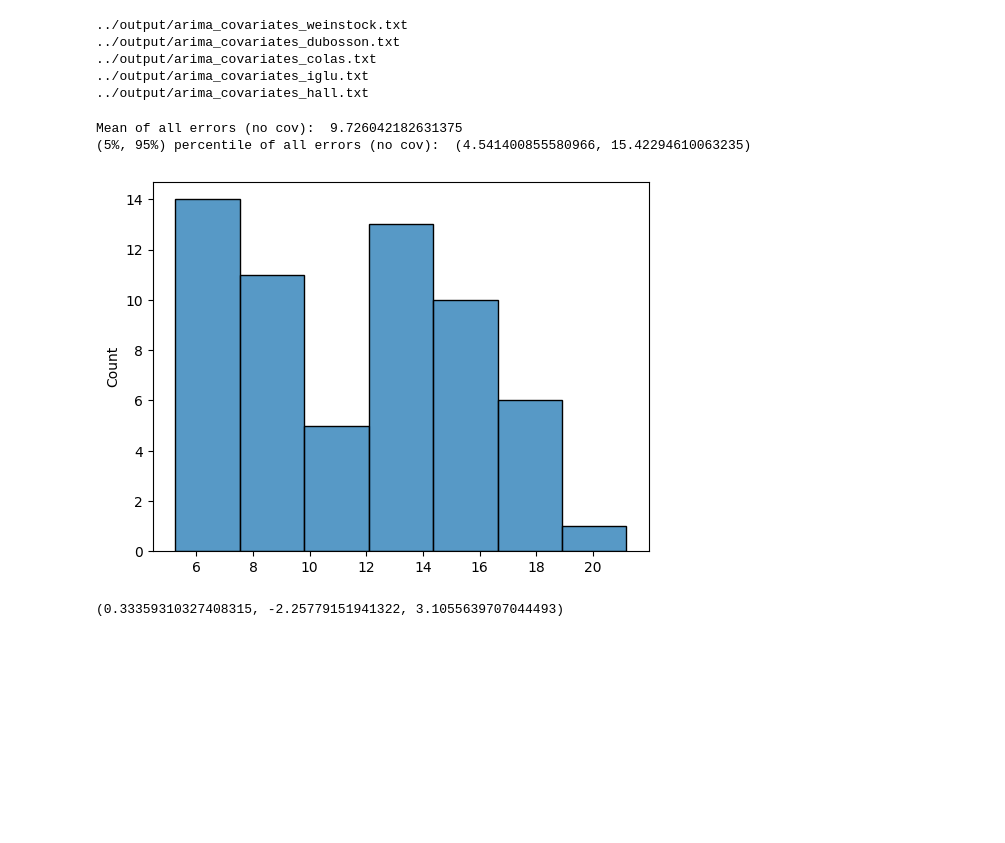
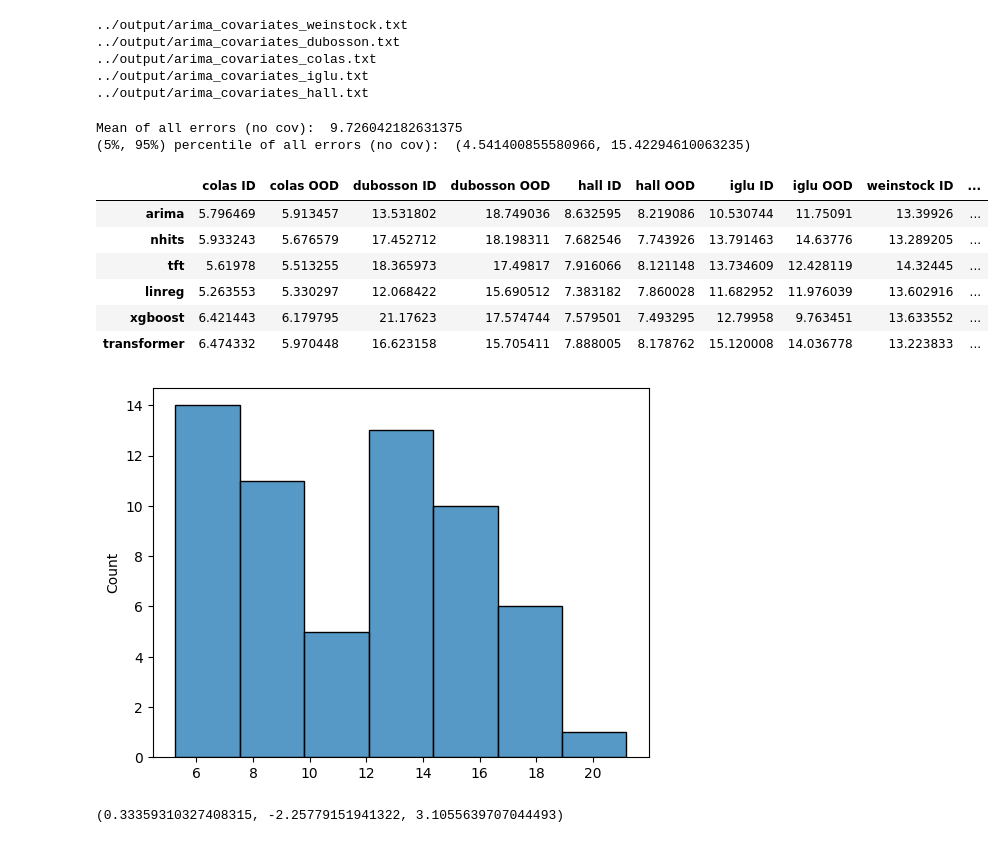
Before and after one commit to IrinaStatsLab/GlucoBench, a Jupyter notebook: presentation/njf-plots.ipynb, the cells around one changed output. Cells and saved outputs as stored; diff of their text form; code cells hidden in the pictures; blank space fills up the shorter version.

```diff
--- a/presentation/njf-plots.ipynb
+++ b/presentation/njf-plots.ipynb
@@ -74,17 +74,26 @@ df_cov_rmse, df_cov_mae, _, _ = get_tables(True, models, datasets, time_steps)
 ../output/arima_covariates_hall.txt
 # %%
 # 1. Range of errors
+
 sns.histplot(df_nocov_rmse.stack()) # how to calculate 95% error bars if data isn't normal?
 # sns.histplot(df_cov_rmse.stack()) # how to calculate 95% error bars if data isn't normal?
 
 print("Mean of all errors (no cov): ", df_nocov_mae.stack().mean())
 print("(5%, 95%) percentile of all errors (no cov): ", (np.percentile(df_nocov_mae.stack().to_numpy(), 5), np.percentile(df_nocov_mae.stack().to_numpy(), 95)))
 
 # print("Mean of all errors (cov): ", df_cov_mae.stack().mean())
 # print("Std of all errors (cov): ", df_cov_mae.stack().std())
+df_nocov_rmse
 # %% [output]
 Mean of all errors (no cov):  9.726042182631375
 (5%, 95%) percentile of all errors (no cov):  (4.541400855580966, 15.42294610063235)
+|  | colas ID | colas OOD | dubosson ID | dubosson OOD | hall ID | hall OOD | iglu ID | iglu OOD | weinstock ID | ... |
+| arima | 5.796469 | 5.913457 | 13.531802 | 18.749036 | 8.632595 | 8.219086 | 10.530744 | 11.75091 | 13.39926 | ... |
+| nhits | 5.933243 | 5.676579 | 17.452712 | 18.198311 | 7.682546 | 7.743926 | 13.791463 | 14.63776 | 13.289205 | ... |
+| tft | 5.61978 | 5.513255 | 18.365973 | 17.49817 | 7.916066 | 8.121148 | 13.734609 | 12.428119 | 14.32445 | ... |
+| linreg | 5.263553 | 5.330297 | 12.068422 | 15.690512 | 7.383182 | 7.860028 | 11.682952 | 11.976039 | 13.602916 | ... |
+| xgboost | 6.421443 | 6.179795 | 21.17623 | 17.574744 | 7.579501 | 7.493295 | 12.79958 | 9.763451 | 13.633552 | ... |
+| transformer | 6.474332 | 5.970448 | 16.623158 | 15.705411 | 7.888005 | 8.178762 | 15.120008 | 14.036778 | 13.223833 | ... |
 [figure]
 # %%
 # 2. ID compared to OOD - axis along datasets
```
Also changed, not shown: parts of 2 cells of this notebook.
